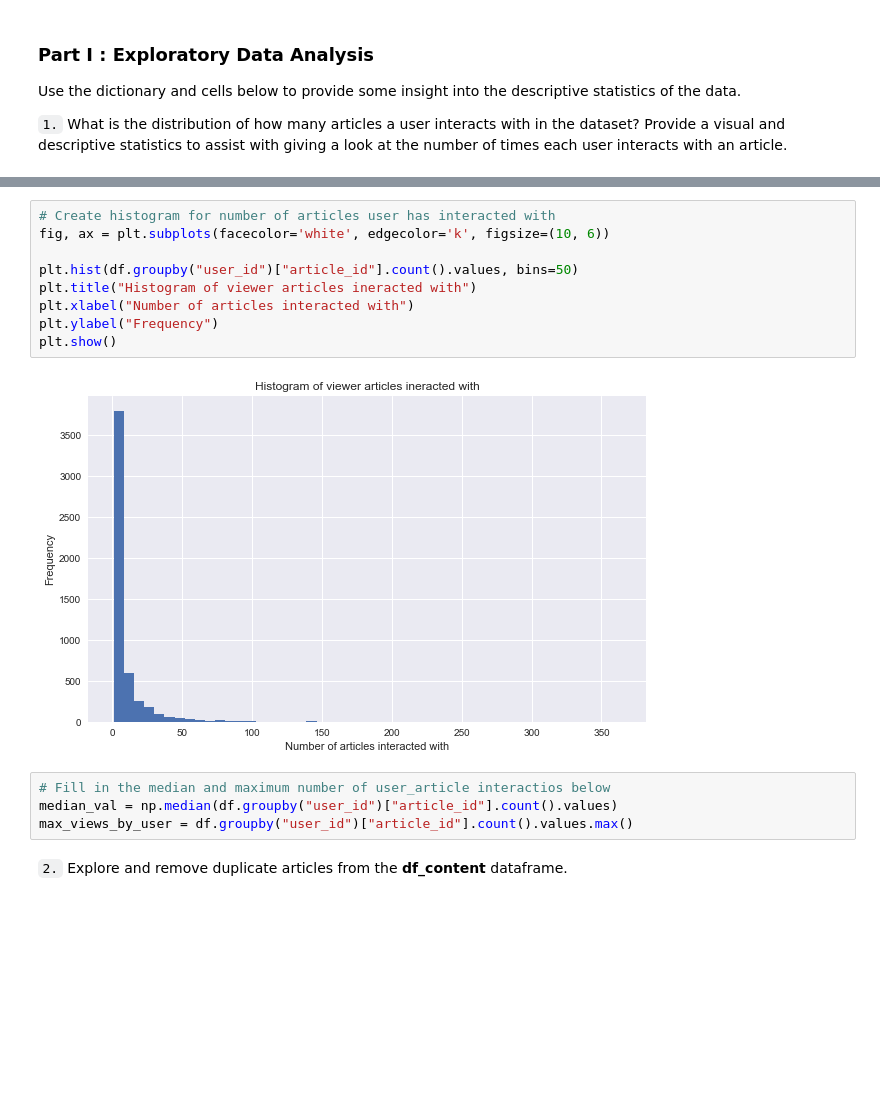
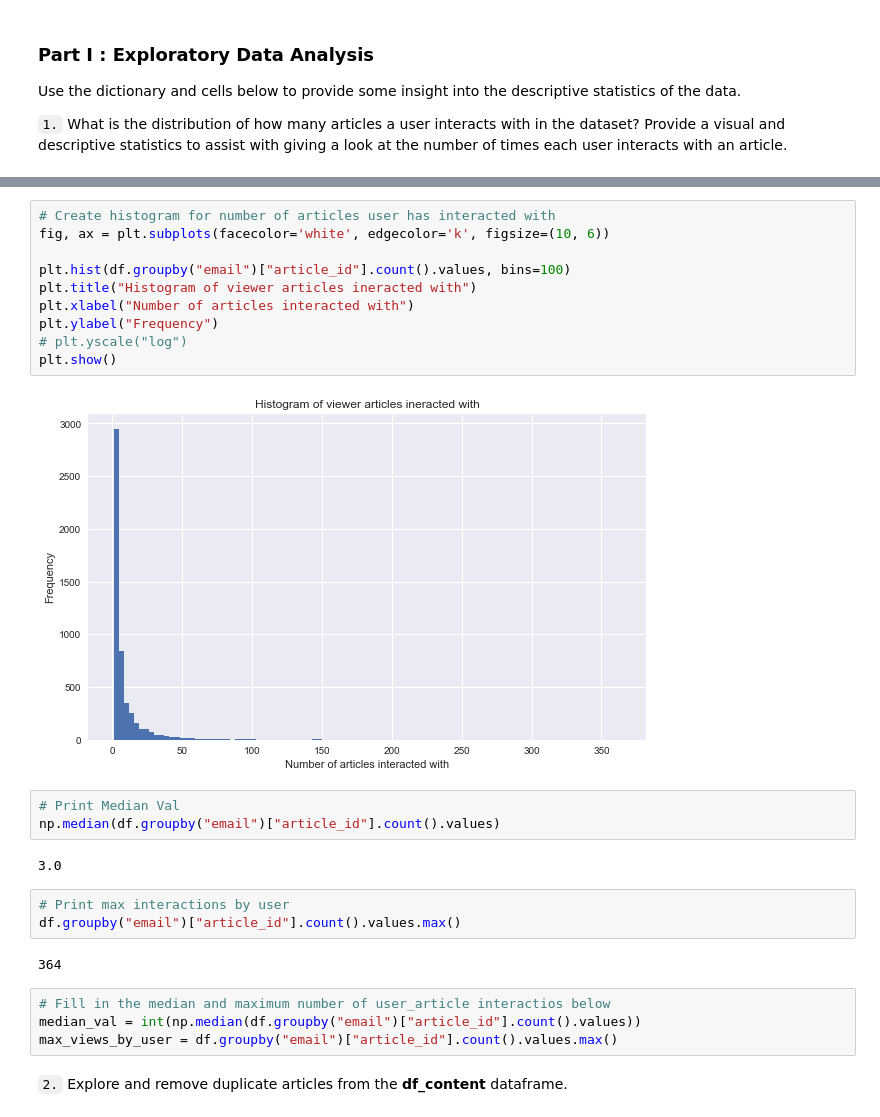
Before and after one commit to SThornewillvE/Udacity-DataScience-Nanodegree, a Jupyter notebook: 06_exp-design_recommendations_project/Recommendations_with_IBM.ipynb, the cells around one changed output, grey strips where cells are left out. Drawn from its saved outputs; the diff is of its cells as text; blank space fills up the shorter version.

```diff
--- a/06_exp-design_recommendations_project/Recommendations_with_IBM.ipynb
+++ b/06_exp-design_recommendations_project/Recommendations_with_IBM.ipynb
@@ -95,18 +63,29 @@ df.head()
 # %%
 # Create histogram for number of articles user has interacted with
 fig, ax = plt.subplots(facecolor='white', edgecolor='k', figsize=(10, 6))
 
-plt.hist(df.groupby("user_id")["article_id"].count().values, bins=50)
+plt.hist(df.groupby("email")["article_id"].count().values, bins=100)
 plt.title("Histogram of viewer articles ineracted with")
 plt.xlabel("Number of articles interacted with")
 plt.ylabel("Frequency")
+# plt.yscale("log")
 plt.show()
 # %% [output]
-[figure, old version]
+[figure, new version]
+# %%
+# Print Median Val
+np.median(df.groupby("email")["article_id"].count().values)
+# %% [output]
+3.0
+# %%
+# Print max interactions by user
+df.groupby("email")["article_id"].count().values.max()
+# %% [output]
+364
 # %%
 # Fill in the median and maximum number of user_article interactios below
-median_val = np.median(df.groupby("user_id")["article_id"].count().values)
-max_views_by_user = df.groupby("user_id")["article_id"].count().values.max()
+median_val = int(np.median(df.groupby("email")["article_id"].count().values))
+max_views_by_user = df.groupby("email")["article_id"].count().values.max()
 # %% [markdown]
 `2.` Explore and remove duplicate articles from the **df_content** dataframe.
 # %%
```
Also changed, not shown: parts of 14 cells of this notebook.
